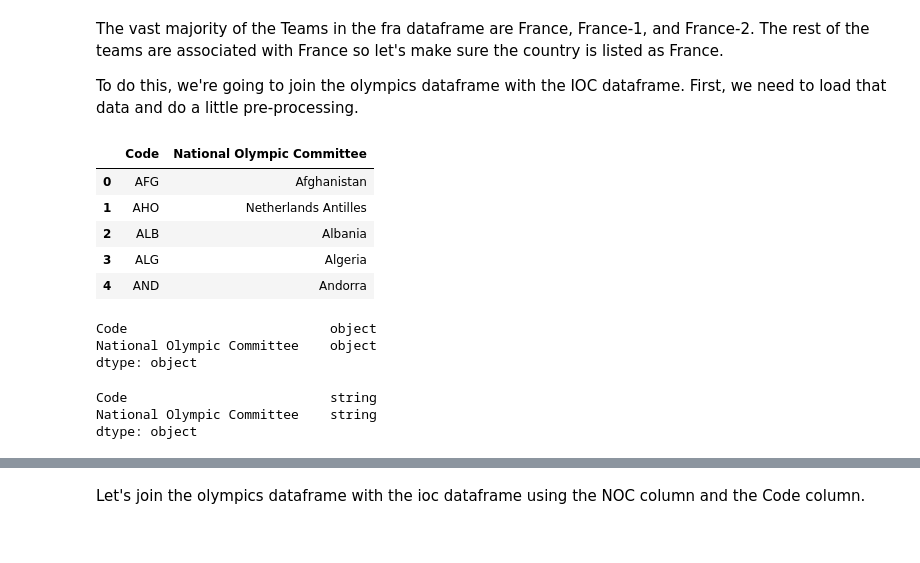
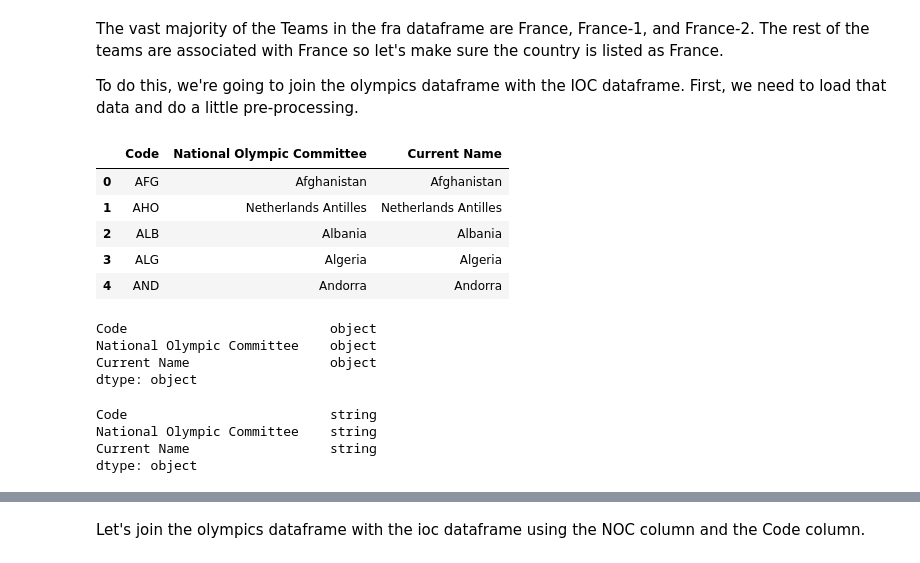
Before and after one commit to speedytmark/Draft_Project, a Jupyter notebook: TMark_ESullivan_4447_Final_Project_Olympics.ipynb, the cells around one changed output, grey strips where cells are left out. Cells and saved outputs as stored; diff of their text form; code cells hidden in the pictures.

Commit message:
Merged Country Temp Data with Olympics Data and Updated IOC list

```diff
--- a/TMark_ESullivan_4447_Final_Project_Olympics.ipynb
+++ b/TMark_ESullivan_4447_Final_Project_Olympics.ipynb
@@ -323,33 +323,36 @@ The vast majority of the Teams in the fra dataframe are France, France-1, and Fr
 To do this, we're going to join the olympics dataframe with the IOC dataframe. First, we need to load that data and do a little pre-processing.
 # %%
 # Load the IOC dataset
-ioc = pd.read_csv('IOC_OlympicCommitteeCodes.csv', usecols=['Code', 'National Olympic Committee'])
+ioc = pd.read_csv('IOC_OlympicCommitteeCodes.csv', usecols=['Code', 'National Olympic Committee', 'Current Name'])
 
 ioc.head()
 # %% [output]
-|  | Code | National Olympic Committee |
-| 0 | AFG | Afghanistan |
-| 1 | AHO | Netherlands Antilles |
-| 2 | ALB | Albania |
-| 3 | ALG | Algeria |
-| 4 | AND | Andorra |
+|  | Code | National Olympic Committee | Current Name |
+| 0 | AFG | Afghanistan | Afghanistan |
+| 1 | AHO | Netherlands Antilles | Netherlands Antilles |
+| 2 | ALB | Albania | Albania |
+| 3 | ALG | Algeria | Algeria |
+| 4 | AND | Andorra | Andorra |
 # %%
 # Check Types
 ioc.dtypes
 # %% [output]
 Code                          object
 National Olympic Committee    object
+Current Name                  object
 dtype: object
 # %%
 # Change Datatypes to string
 ioc['Code'] = ioc['Code'].astype("string")
 ioc['National Olympic Committee'] = ioc['National Olympic Committee'].astype("string")
+ioc['Current Name'] = ioc['Current Name'].astype("string")
 
 # Confirm Change
 ioc.dtypes
 # %% [output]
 Code                          string
 National Olympic Committee    string
+Current Name                  string
 dtype: object
 # %%
 # Check for Null Values
```
Also changed, not shown: parts of 44 cells of this notebook, 1 other file.
